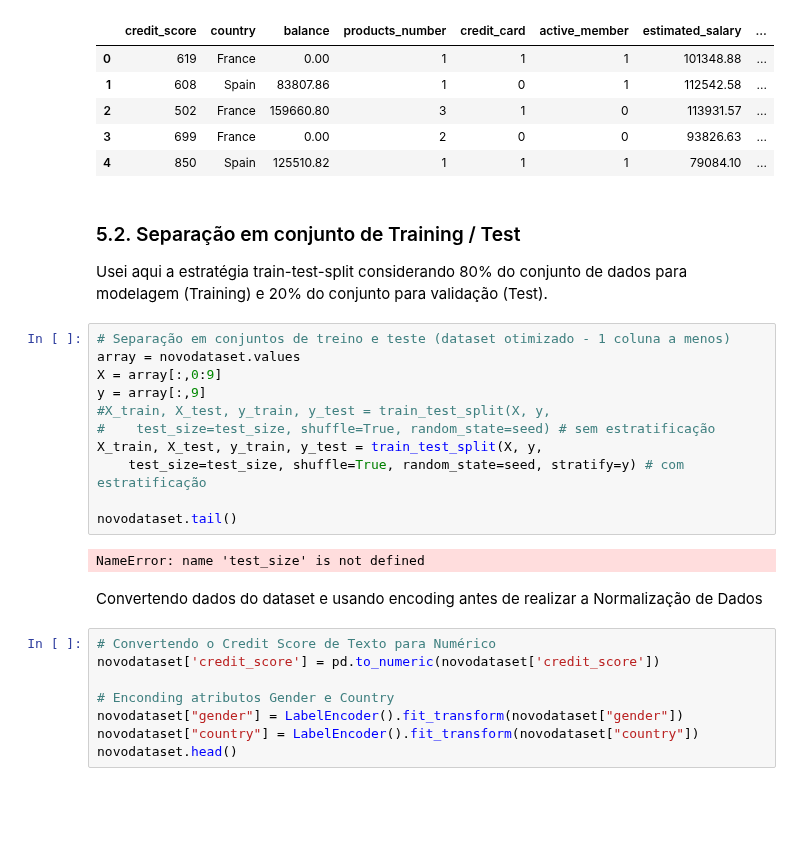
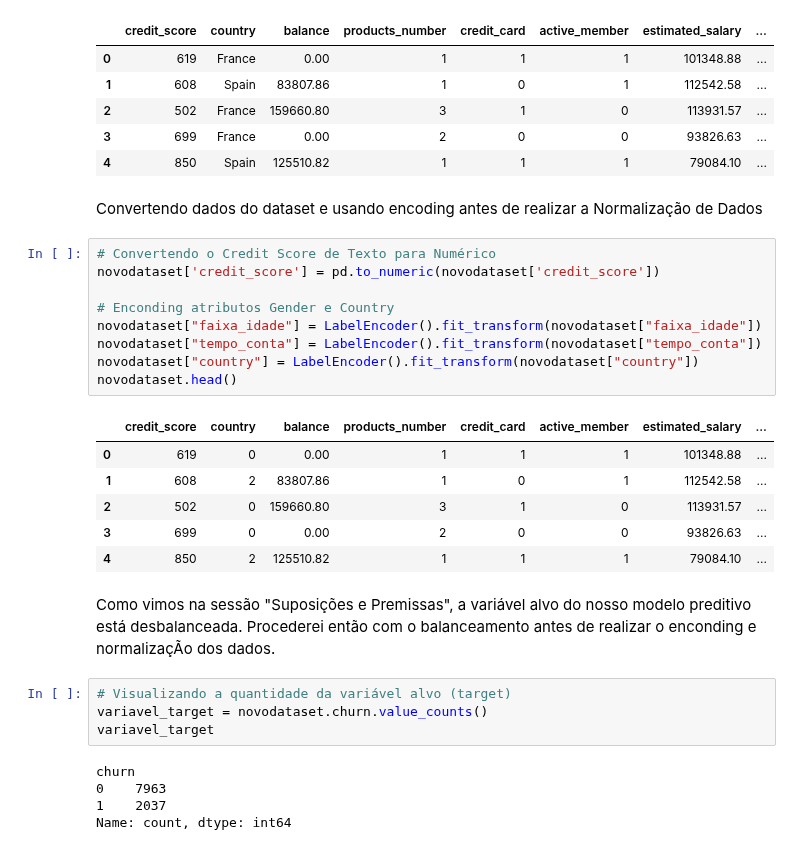
Before and after one commit to zulatopaula/MVP_CD_BankChurn, a Jupyter notebook: PZ_MVP_CD_BankChurn_ML.ipynb, the cells around one changed output. Saved outputs shown, nothing was run; the diff lists cells and outputs as text; blank space fills up the shorter version.

```diff
--- a/PZ_MVP_CD_BankChurn_ML.ipynb
+++ b/PZ_MVP_CD_BankChurn_ML.ipynb
@@ -436,30 +438,32 @@ None
 | 2 | 502 | France | 159660.80 | 3 | 1 | 0 | 113931.57 | ... |
 | 3 | 699 | France | 0.00 | 2 | 0 | 0 | 93826.63 | ... |
 | 4 | 850 | Spain | 125510.82 | 1 | 1 | 1 | 79084.10 | ... |
-# %% [markdown]
-### 5.2. Separação em conjunto de Training / Test
-
-Usei aqui a estratégia train-test-split considerando 80% do conjunto de dados para modelagem (Training) e 20% do conjunto para validação (Test).
-# %%
-# Separação em conjuntos de treino e teste (dataset otimizado - 1 coluna a menos)
-array = novodataset.values
-X = array[:,0:9]
-y = array[:,9]
-#X_train, X_test, y_train, y_test = train_test_split(X, y,
-#    test_size=test_size, shuffle=True, random_state=seed) # sem estratificação
-X_train, X_test, y_train, y_test = train_test_split(X, y,
-    test_size=test_size, shuffle=True, random_state=seed, stratify=y) # com estratificação
-
-novodataset.tail()
-# %% [output]
-NameError: name 'test_size' is not defined
 # %% [markdown]
 Convertendo dados do dataset e usando encoding antes de realizar a Normalização de Dados
 # %%
 # Convertendo o Credit Score de Texto para Numérico
 novodataset['credit_score'] = pd.to_numeric(novodataset['credit_score'])
 
 # Enconding atributos Gender e Country
-novodataset["gender"] = LabelEncoder().fit_transform(novodataset["gender"])
+novodataset["faixa_idade"] = LabelEncoder().fit_transform(novodataset["faixa_idade"])
+novodataset["tempo_conta"] = LabelEncoder().fit_transform(novodataset["tempo_conta"])
 novodataset["country"] = LabelEncoder().fit_transform(novodataset["country"])
 novodataset.head()
+# %% [output]
+|  | credit_score | country | balance | products_number | credit_card | active_member | estimated_salary | ... |
+| 0 | 619 | 0 | 0.00 | 1 | 1 | 1 | 101348.88 | ... |
+| 1 | 608 | 2 | 83807.86 | 1 | 0 | 1 | 112542.58 | ... |
+| 2 | 502 | 0 | 159660.80 | 3 | 1 | 0 | 113931.57 | ... |
+| 3 | 699 | 0 | 0.00 | 2 | 0 | 0 | 93826.63 | ... |
+| 4 | 850 | 2 | 125510.82 | 1 | 1 | 1 | 79084.10 | ... |
+# %% [markdown]
+Como vimos na sessão "Suposições e Premissas", a variável alvo do nosso modelo preditivo está desbalanceada. Procederei então com o balanceamento antes de realizar o enconding e normalizaçÃo dos dados.
+# %%
+# Visualizando a quantidade da variável alvo (target)
+variavel_target = novodataset.churn.value_counts()
+variavel_target
+# %% [output]
+churn
+0    7963
+1    2037
+Name: count, dtype: int64
```
Also changed, not shown: parts of 16 cells of this notebook.
